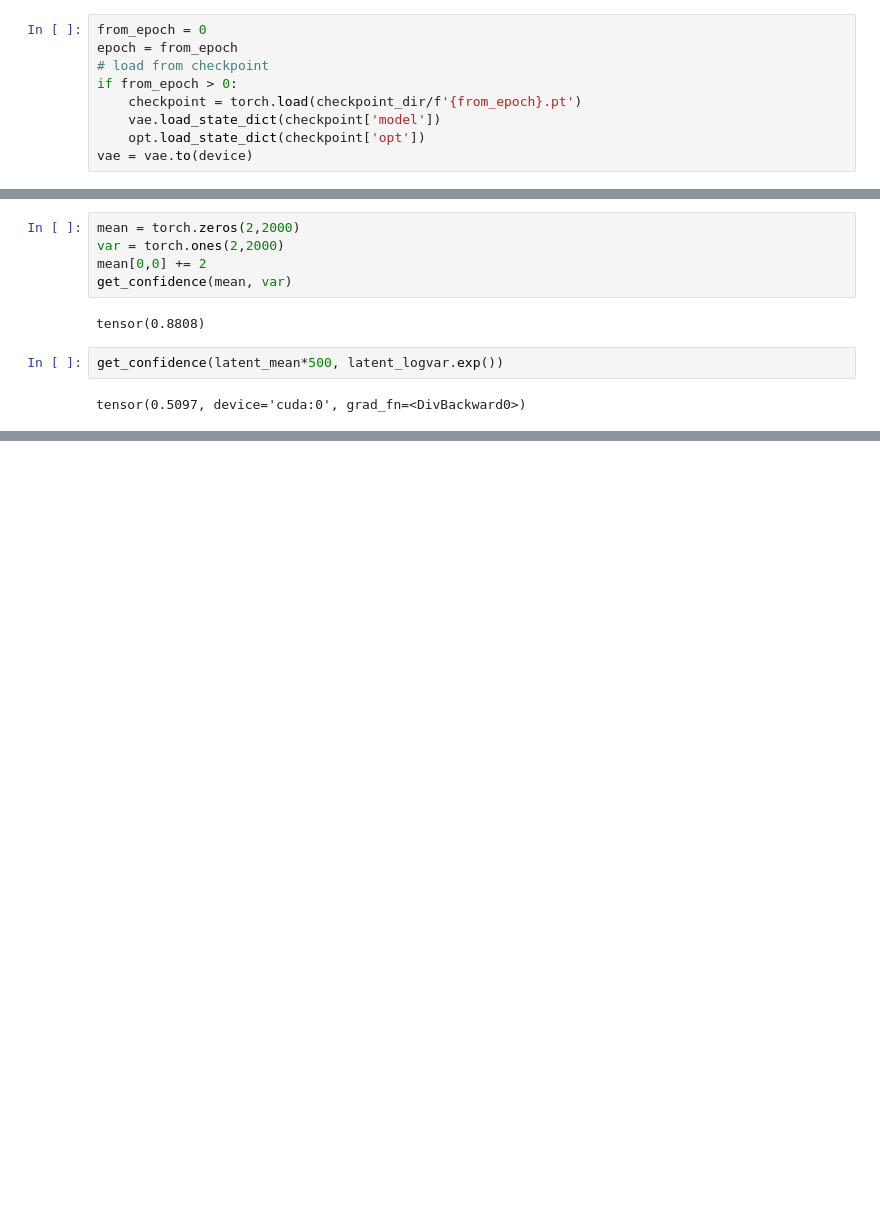
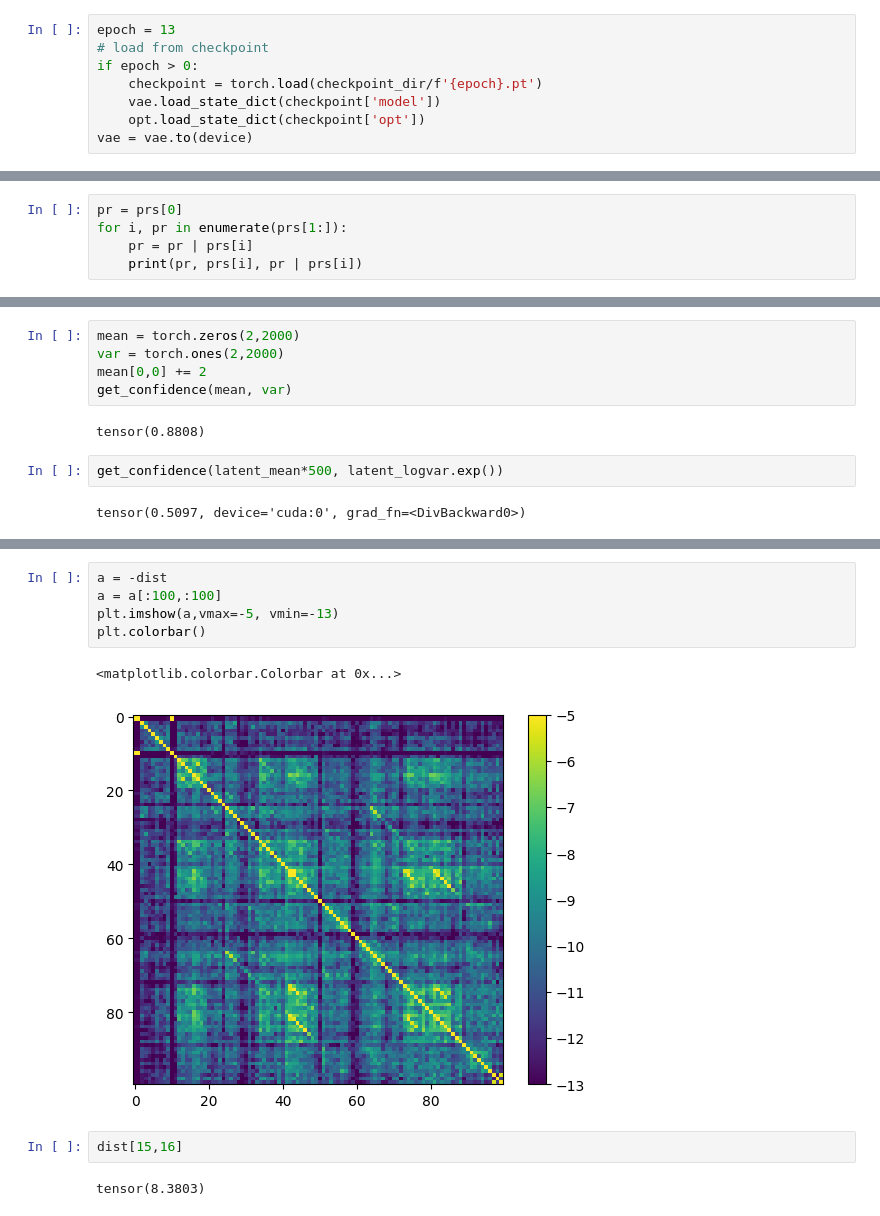
Before and after one commit to eri24816/piano-music-gen, a Jupyter notebook: vae.ipynb, the cells around one changed output, grey strips where cells are left out. Drawn from its saved outputs; the diff is of its cells as text; blank space fills up the shorter version.

```diff
--- a/vae.ipynb
+++ b/vae.ipynb
@@ -244,9 +255,8 @@ number of parameters: 7.500156 M
 # %%
-from_epoch = 0
-epoch = from_epoch
+epoch = 13
 # load from checkpoint
-if from_epoch > 0:
-    checkpoint = torch.load(checkpoint_dir/f'{from_epoch}.pt')
+if epoch > 0:
+    checkpoint = torch.load(checkpoint_dir/f'{epoch}.pt')
     vae.load_state_dict(checkpoint['model'])
     opt.load_state_dict(checkpoint['opt'])
 vae = vae.to(device)
@@ -400,0 +432,5 @@ latent_samples = torch.cat(latent_samples, dim=0) # sample* B, 3
+# %%
+pr = prs[0]
+for i, pr in enumerate(prs[1:]):
+    pr = pr | prs[i]
+    print(pr, prs[i], pr | prs[i])
@@ -463,0 +518,12 @@ tokenizer.idx_to_token_seq(batch['indices'][0].cpu().numpy())
+# %%
+a = -dist
+a = a[:100,:100]
+plt.imshow(a,vmax=-5, vmin=-13)
+plt.colorbar()
+# %% [output]
+<matplotlib.colorbar.Colorbar at 0x...>
+[figure, added]
+# %%
+dist[15,16]
+# %% [output]
+tensor(8.3803)
```
Also changed, not shown: parts of 27 cells of this notebook, 8 other files.
